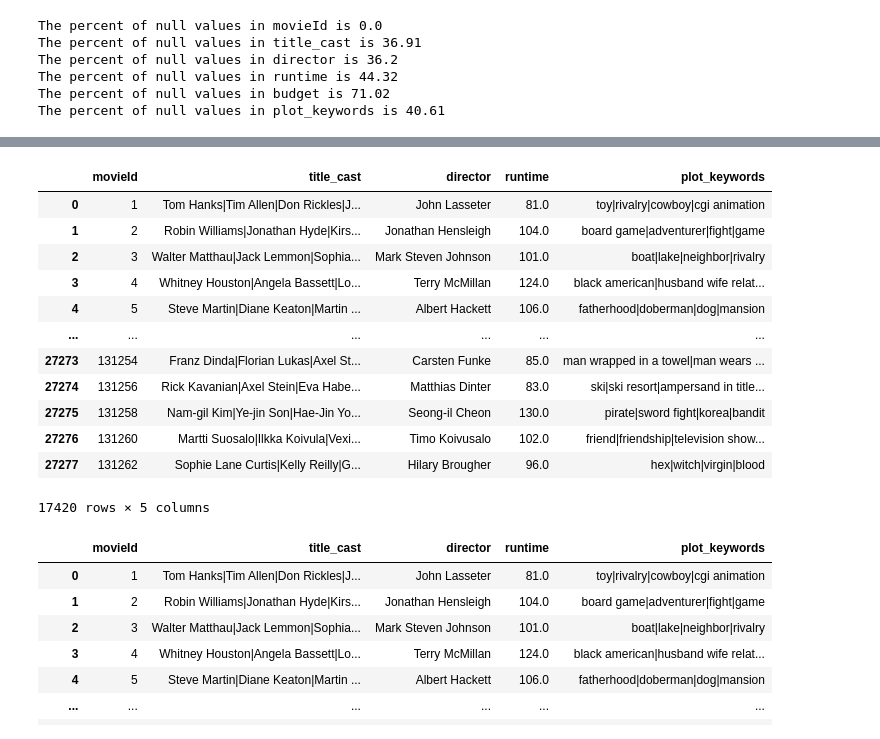
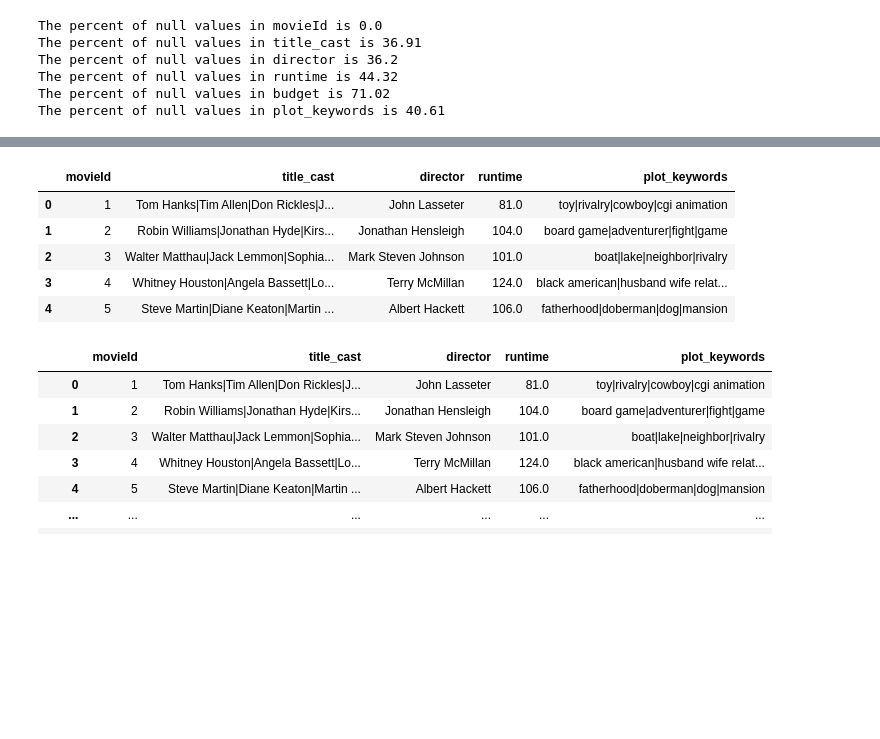
Before and after one commit to HlawuR/SmartRecommender, a Jupyter notebook: Unsupervised_skeleton_notebook.ipynb, the cells around one changed output, grey strips where cells are left out. Drawn from its saved outputs; the diff is of its cells as text; code cells hidden in the pictures; blank space fills up the shorter version.

```diff
--- a/Unsupervised_skeleton_notebook.ipynb
+++ b/Unsupervised_skeleton_notebook.ipynb
@@ -415,31 +379,24 @@ df_imdb_data[df_imdb_data.isin(['Christian Zübert']).any(axis=1)]
 # %%
 
 df_imdb=df_imdb_data
 
 #Removing rows with more than 2 null values from our data
 max_null_values = 2
 rows_to_remove = []
 for index, row in df_imdb.iterrows():
     if row.isnull().sum() > max_null_values:
         rows_to_remove.append(index)
 
 #df_cleaned = rows_to_remove #nan_values.drop(rows_to_remove)
 df_imdb_clean=df_imdb.drop(rows_to_remove,axis=0)
-df_imdb_clean
+df_imdb_clean.head()
 # %% [output]
 |  | movieId | title_cast | director | runtime | plot_keywords |
 | 0 | 1 | Tom Hanks|Tim Allen|Don Rickles|J... | John Lasseter | 81.0 | toy|rivalry|cowboy|cgi animation |
 | 1 | 2 | Robin Williams|Jonathan Hyde|Kirs... | Jonathan Hensleigh | 104.0 | board game|adventurer|fight|game |
 | 2 | 3 | Walter Matthau|Jack Lemmon|Sophia... | Mark Steven Johnson | 101.0 | boat|lake|neighbor|rivalry |
 | 3 | 4 | Whitney Houston|Angela Bassett|Lo... | Terry McMillan | 124.0 | black american|husband wife relat... |
 | 4 | 5 | Steve Martin|Diane Keaton|Martin ... | Albert Hackett | 106.0 | fatherhood|doberman|dog|mansion |
-| ... | ... | ... | ... | ... | ... |
-| 27273 | 131254 | Franz Dinda|Florian Lukas|Axel St... | Carsten Funke | 85.0 | man wrapped in a towel|man wears ... |
-| 27274 | 131256 | Rick Kavanian|Axel Stein|Eva Habe... | Matthias Dinter | 83.0 | ski|ski resort|ampersand in title... |
-| 27275 | 131258 | Nam-gil Kim|Ye-jin Son|Hae-Jin Yo... | Seong-il Cheon | 130.0 | pirate|sword fight|korea|bandit |
-| 27276 | 131260 | Martti Suosalo|Ilkka Koivula|Vexi... | Timo Koivusalo | 102.0 | friend|friendship|television show... |
-| 27277 | 131262 | Sophie Lane Curtis|Kelly Reilly|G... | Hilary Brougher | 96.0 | hex|witch|virgin|blood |
-17420 rows × 5 columns
 # %%
 # Replace NaN values in 'runtime' with the average runtime for each director
 df_imdb_clean['runtime'] = df_imdb_clean.groupby('director')['runtime'].transform(lambda x: x.fillna(x.mean()))
```
Also changed, not shown: parts of 61 cells of this notebook.
